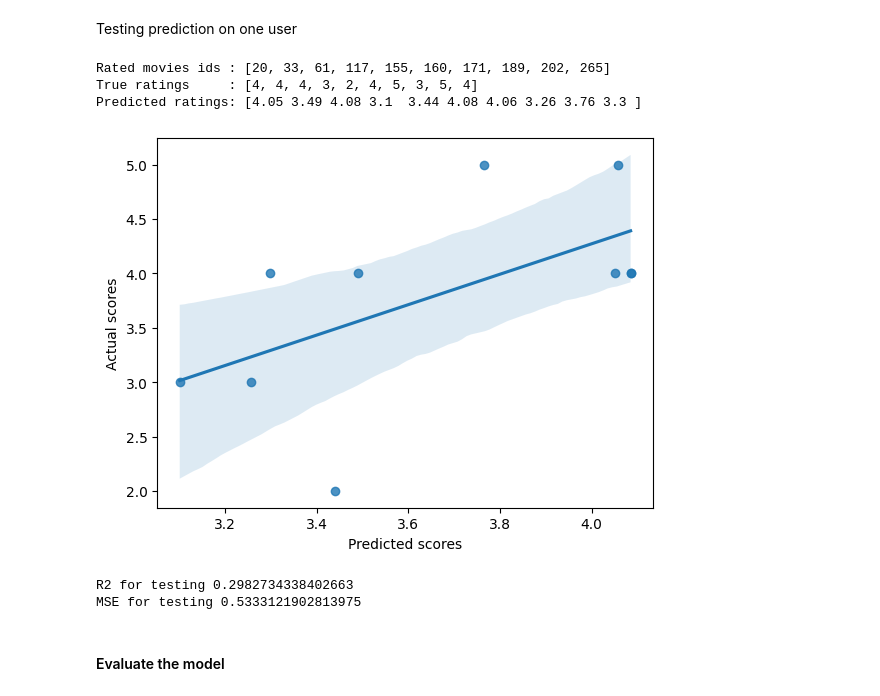
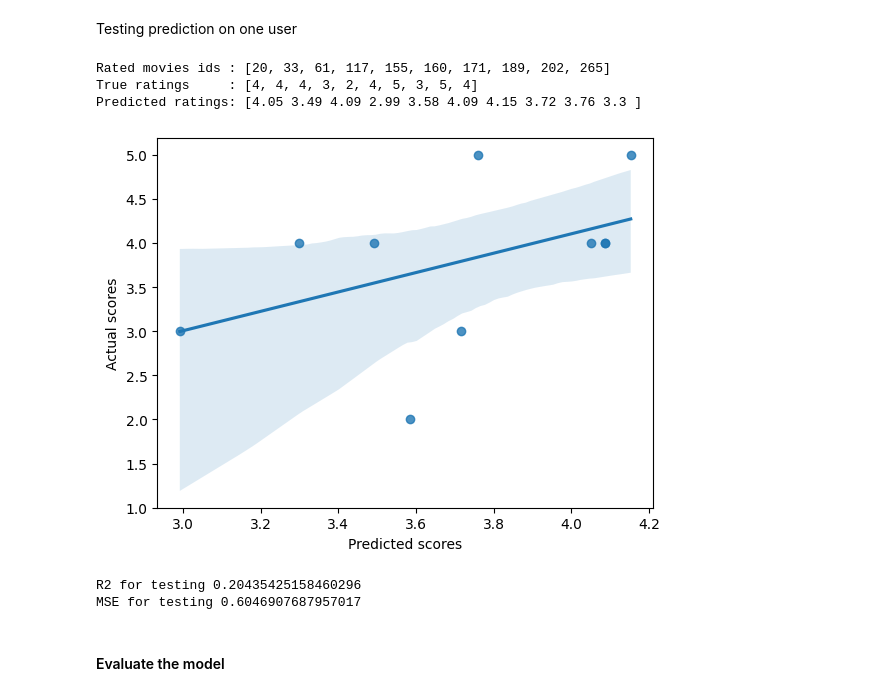
Before and after one commit to Narius2030/Recommendation-System, a Jupyter notebook: recommendsys-rating.ipynb, the cells around one changed output. Drawn from its saved outputs; the diff is of its cells as text; code cells hidden in the pictures.

Commit message:
feat: update the regression_function for calculate the y-hat

```diff
--- a/recommendsys-rating.ipynb
+++ b/recommendsys-rating.ipynb
@@ -179,6 +179,9 @@ class ContentBasedWithRating():
         scores = rate_matrix.iloc[ids, 2] # rates of those movie_ids
         return item_ids, scores
 
+    def regression_func(self, movie_ids, user_id):
+        return abs(self.tfidf[movie_ids-1, :].dot(self.W[:, user_id-1]) + self.b[0, user_id-1])
+
     def fit_transform(self, rate_train:iter, n_users:int, lamda=3):
         for n in range(1, n_users+1):
             ids, scores = self.get_items_rated_by_user(rate_train, n)   # choose the movie_ids and scores of rated movies by user_n
@@ -198,7 +201,8 @@ class ContentBasedWithRating():
         movie_ids, scores = self.get_items_rated_by_user(rate_test, user_id)
         print('Rated movies ids :', movie_ids.to_list())
         print('True ratings     :', scores.to_list())
-        print('Predicted ratings:', Yhat[movie_ids-1, user_id-1])
+        print('Predicted ratings:', self.regression_func(movie_ids, user_id))
+        # print('Predicted ratings:', Yhat[movie_ids-1, user_id-1])
         # Plotting linear regression of rate_test and predicts
         sns.regplot(x=Yhat[movie_ids-1, user_id-1], y=scores)
         plt.xlabel('Predicted scores')
@@ -210,7 +214,8 @@ class ContentBasedWithRating():
         users, ids, reals, preds = [], [], [], []
         for n in range(1, n_users+1):
             movie_ids, scores_truth = self.get_items_rated_by_user(rates, n)
-            scores_pred = self.Yhat[movie_ids-1, n-1]
+            scores_pred = self.regression_func(movie_ids, n)
+            # scores_pred = self.Yhat[movie_ids-1, n-1]
             # Aggerate the performance info
             ids += movie_ids.to_list()
             users += [n for i in range(len(movie_ids.to_list()))]
@@ -225,7 +230,8 @@ class ContentBasedWithRating():
         se, cnt = 0.0, 0
         for n in range(1, n_users+1):
             ids, scores_truth = self.get_items_rated_by_user(rates, n)
-            scores_pred = self.Yhat[ids-1, n-1]
+            scores_pred = self.regression_func(ids, n)
+            # scores_pred = self.Yhat[ids-1, n-1]
             # Calculate sigma of the squared differences
             e = scores_truth - scores_pred
             se += (e*e).sum(axis = 0)
@@ -237,7 +243,8 @@ class ContentBasedWithRating():
         users, ids, reals, preds = [], [], [], []
         for n in range(1, n_users+1):
             movie_ids, scores_truth = self.get_items_rated_by_user(rates, n)
-            scores_pred = self.Yhat[movie_ids-1, n-1]
+            scores_pred =self.regression_func(movie_ids, n)
+            # scores_pred = self.Yhat[movie_ids-1, n-1]
             # Aggerate the performance info
             try:
                 ids += movie_ids.to_list()
@@ -278,19 +290,19 @@ recommender_corr.fit_transform(rate_train, n_users, lamda=7)
 # %% [markdown]
 Testing prediction on one user
 # %%
-_, y_pred_test = recommender_pca.predict(1, rate_test, recommender_pca.Yhat)
-_, y_true_test = recommender_pca.get_items_rated_by_user(rate_test, 1)
+_, y_pred_test = recommender.predict(1, rate_test, recommender.Yhat)
+_, y_true_test = recommender.get_items_rated_by_user(rate_test, 1)
 # %% [output]
 Rated movies ids : [20, 33, 61, 117, 155, 160, 171, 189, 202, 265]
 True ratings     : [4, 4, 4, 3, 2, 4, 5, 3, 5, 4]
-Predicted ratings: [4.05 3.49 4.08 3.1  3.44 4.08 4.06 3.26 3.76 3.3 ]
+Predicted ratings: [4.05 3.49 4.09 2.99 3.58 4.09 4.15 3.72 3.76 3.3 ]
-[figure, old version]
+[figure, new version]
 # %%
 print('R2 for testing', r2_score(y_pred=y_pred_test, y_true=y_true_test))
 print('MSE for testing', mean_squared_error(y_pred=y_pred_test, y_true=y_true_test))
 # %% [output]
-R2 for testing 0.2982734338402663
-MSE for testing 0.5333121902813975
+R2 for testing 0.20435425158460296
+MSE for testing 0.6046907687957017
 # %% [markdown]
 #### Evaluate the model
 # %%
```
Also changed, not shown: parts of 4 cells of this notebook.
